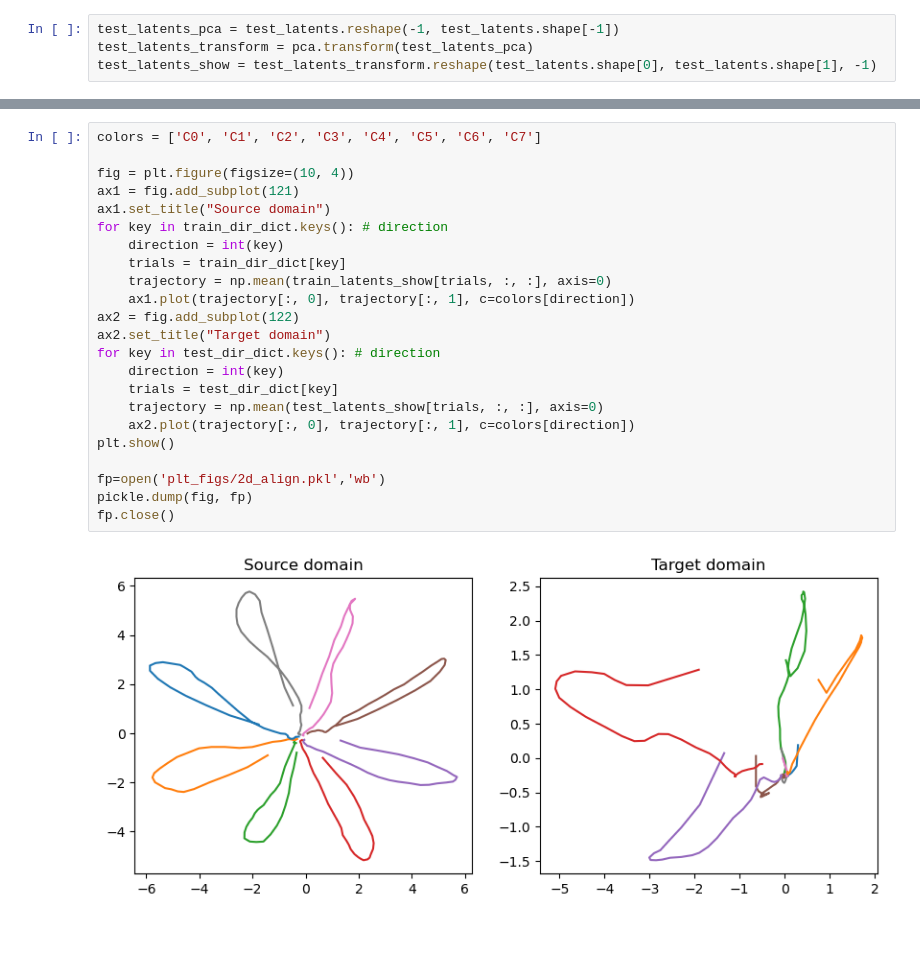
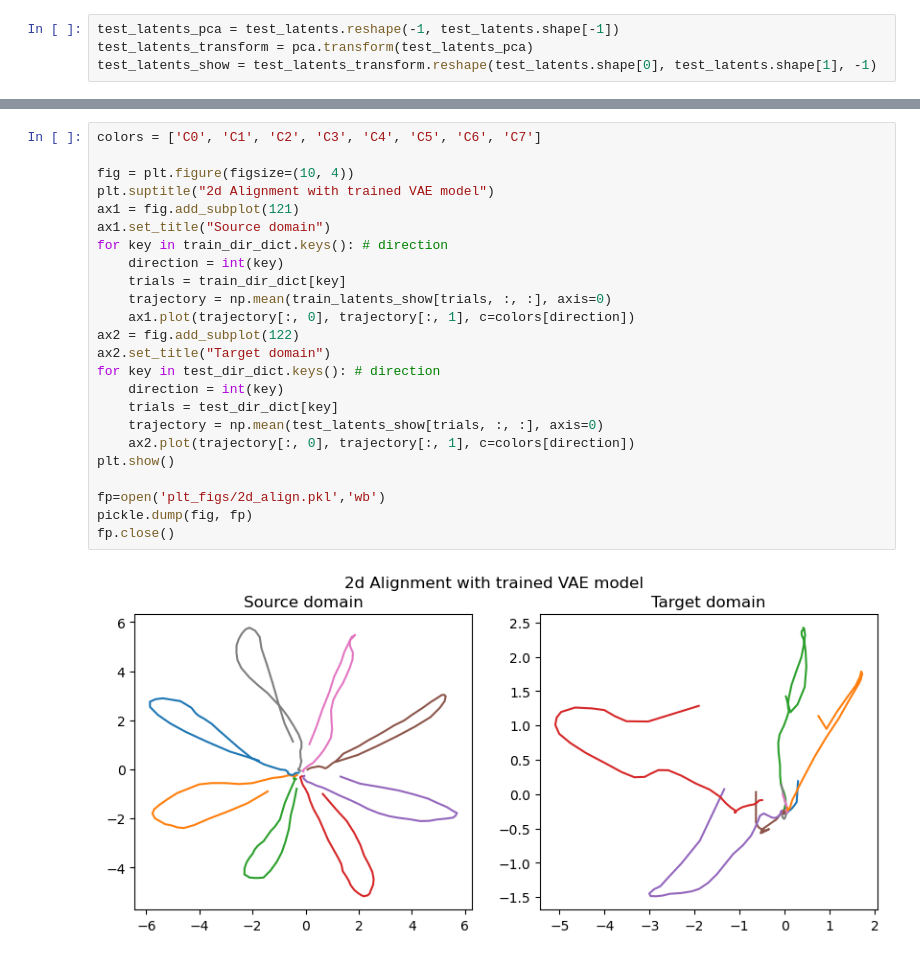
Before and after one commit to YueChen0628/ERDiff, a Jupyter notebook: ERDiff.ipynb, the cells around one changed output, grey strips where cells are left out. Saved outputs shown, nothing was run; the diff lists cells and outputs as text.

```diff
--- a/ERDiff.ipynb
+++ b/ERDiff.ipynb
@@ -559,25 +579,26 @@ fp.close()
 # %%
 colors = ['C0', 'C1', 'C2', 'C3', 'C4', 'C5', 'C6', 'C7']
 
 fig = plt.figure(figsize=(10, 4))
+plt.suptitle("2d Alignment with trained VAE model")
 ax1 = fig.add_subplot(121)
 ax1.set_title("Source domain")
 for key in train_dir_dict.keys(): # direction
     direction = int(key)
     trials = train_dir_dict[key]
     trajectory = np.mean(train_latents_show[trials, :, :], axis=0)
     ax1.plot(trajectory[:, 0], trajectory[:, 1], c=colors[direction])
 ax2 = fig.add_subplot(122)
 ax2.set_title("Target domain")
 for key in test_dir_dict.keys(): # direction
     direction = int(key)
     trials = test_dir_dict[key]
     trajectory = np.mean(test_latents_show[trials, :, :], axis=0)
     ax2.plot(trajectory[:, 0], trajectory[:, 1], c=colors[direction])
 plt.show()
 
 fp=open('plt_figs/2d_align.pkl','wb')
 pickle.dump(fig, fp)
 fp.close()
 # %% [output]
-[figure, old version]
+[figure, new version]
```
Also changed, not shown: parts of 2 cells of this notebook, 5 other files.
